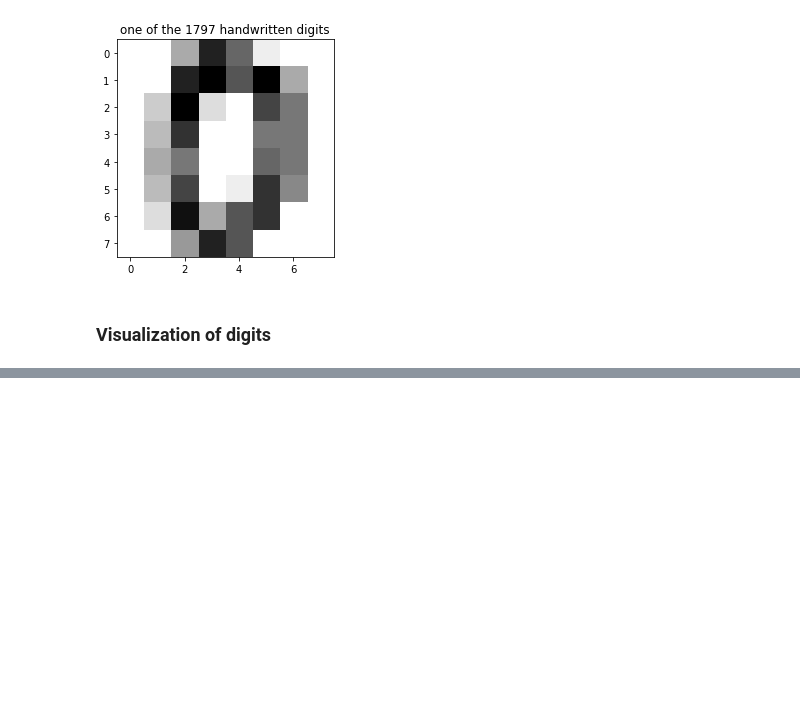
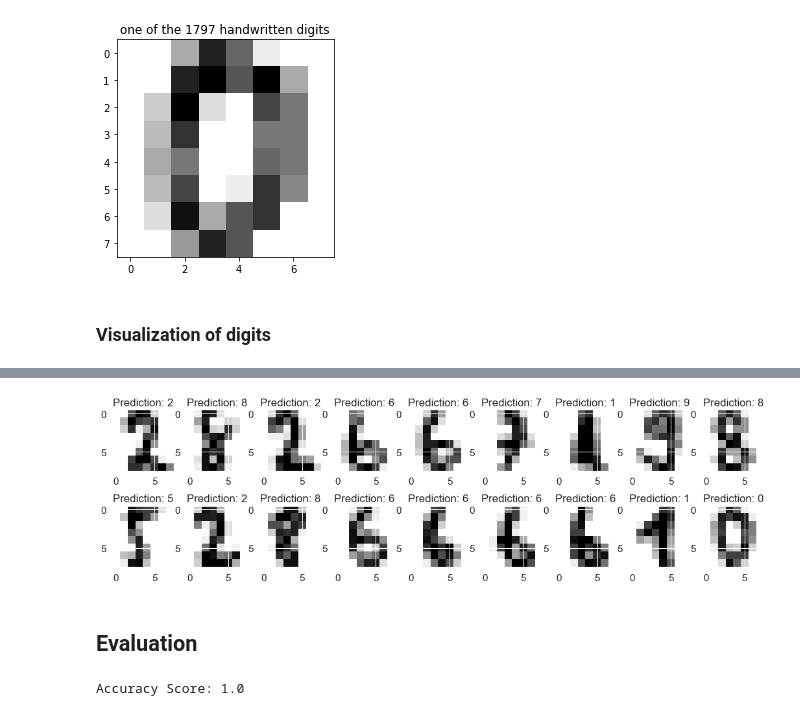
Before and after one commit to sinanthahir/Internship_suven_technology, a Jupyter notebook: Recognizing-Handwritten-Digits/handwritten-digits-recognizer.ipynb, the cells around one changed output, grey strips where cells are left out. Cells and saved outputs as stored; diff of their text form; code cells hidden in the pictures; blank space fills up the shorter version.

Commit message:
svm model correction

```diff
--- a/Recognizing-Handwritten-Digits/handwritten-digits-recognizer.ipynb
+++ b/Recognizing-Handwritten-Digits/handwritten-digits-recognizer.ipynb
@@ -65,0 +99,6 @@ plt.savefig('plot1.png', dpi=100, bbox_inches='tight')
+# %%
+from sklearn.model_selection import train_test_split
+x_train, x_test, y_train, y_test = train_test_split(data, digits.target, test_size=0.01, random_state=0)
+# %%
+from sklearn import svm
+svc = svm.SVC(gamma=0.001, C=100.)
@@ -65,0 +114,21 @@ plt.savefig('plot1.png', dpi=100, bbox_inches='tight')
+# %%
+
+images_and_predictions = list(zip(x_test,y_pred))
+
+plt.figure(figsize=(18,5))
+for index, (image, prediction) in enumerate(images_and_predictions[:19]):
+    plt.subplot(2, 9, index + 1)
+    image = image.reshape(8, 8)
+    plt.imshow(image, cmap=plt.cm.gray_r, interpolation='nearest')
+    plt.title('Prediction: %i' % prediction)
+
+plt.savefig('plot3.png', dpi=300, bbox_inches='tight')
+# %% [output]
+[figure, added]
+# %% [markdown]
+## Evaluation
+# %%
+score = svc.score(x_test, y_test)
+print('Accuracy Score: {0}'.format(score))
+# %% [output]
+Accuracy Score: 1.0
```
Also changed, not shown: parts of 19 cells of this notebook, 3 other files.
